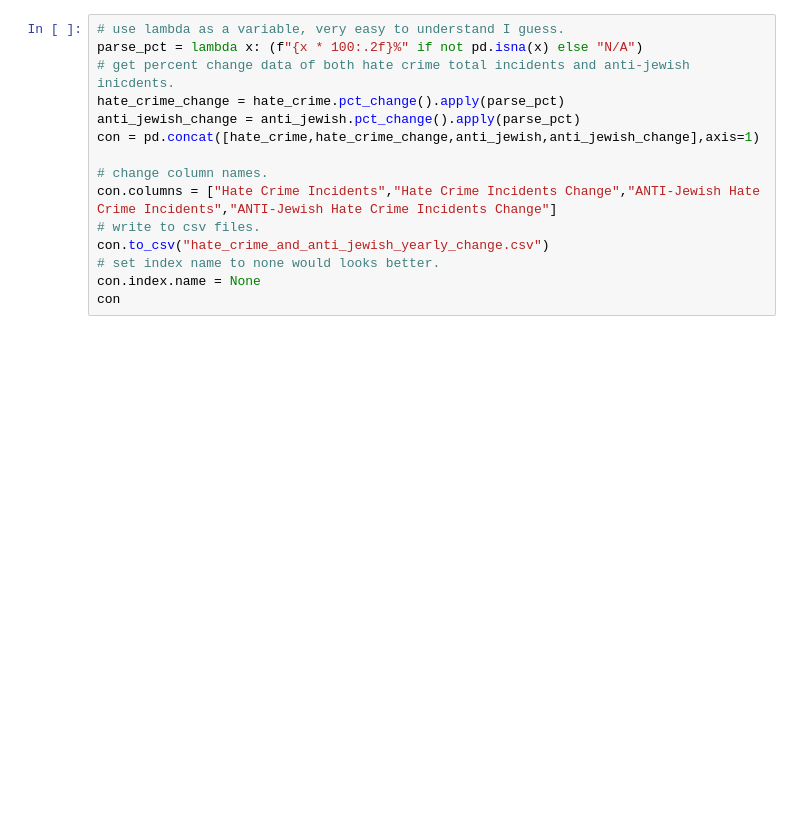
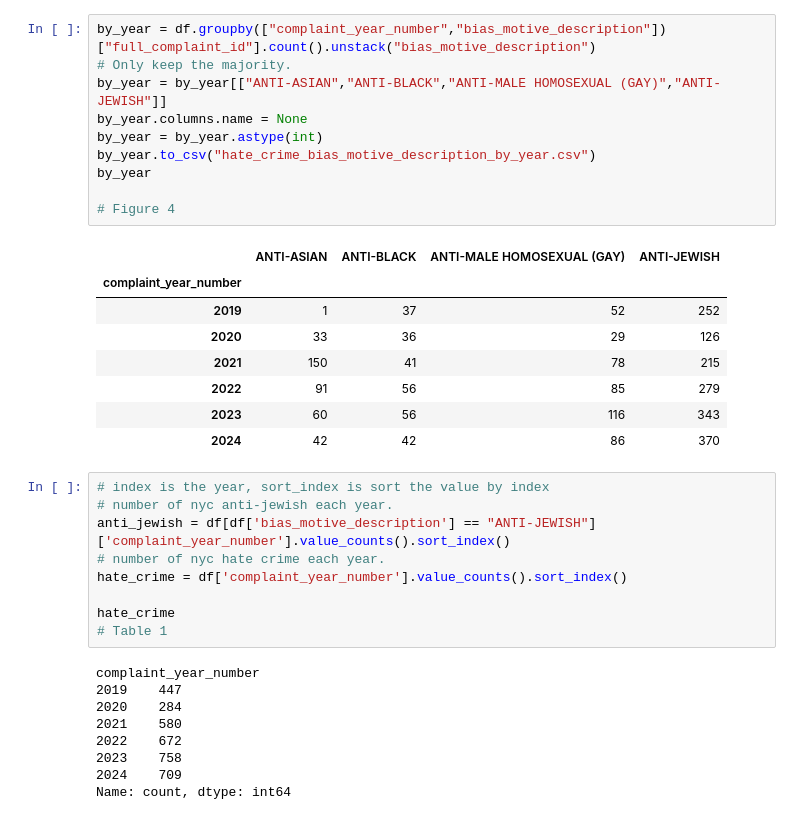
Before and after one commit to chengxilo/com2300-group-project, a Jupyter notebook: hatecrime.ipynb, the cells around one changed output. Cells and saved outputs as stored; diff of their text form; blank space fills up the shorter version.

```diff
--- a/hatecrime.ipynb
+++ b/hatecrime.ipynb
@@ -90,15 +107,37 @@ hate_crime
+# %%
+by_year = df.groupby(["complaint_year_number","bias_motive_description"])["full_complaint_id"].count().unstack("bias_motive_description")
+# Only keep the majority.
+by_year = by_year[["ANTI-ASIAN","ANTI-BLACK","ANTI-MALE HOMOSEXUAL (GAY)","ANTI-JEWISH"]]
+by_year.columns.name = None
+by_year = by_year.astype(int)
+by_year.to_csv("hate_crime_bias_motive_description_by_year.csv")
+by_year
+
+# Figure 4
+# %% [output]
+|  | ANTI-ASIAN | ANTI-BLACK | ANTI-MALE HOMOSEXUAL (GAY) | ANTI-JEWISH |
+| complaint_year_number |  |  |  |  |
+| 2019 | 1 | 37 | 52 | 252 |
+| 2020 | 33 | 36 | 29 | 126 |
+| 2021 | 150 | 41 | 78 | 215 |
+| 2022 | 91 | 56 | 85 | 279 |
+| 2023 | 60 | 56 | 116 | 343 |
+| 2024 | 42 | 42 | 86 | 370 |
 # %%
-# use lambda as a variable, very easy to understand I guess.
-parse_pct = lambda x: (f"{x * 100:.2f}%" if not pd.isna(x) else "N/A")
-# get percent change data of both hate crime total incidents and anti-jewish inicdents.
-hate_crime_change = hate_crime.pct_change().apply(parse_pct)
-anti_jewish_change = anti_jewish.pct_change().apply(parse_pct)
-con = pd.concat([hate_crime,hate_crime_change,anti_jewish,anti_jewish_change],axis=1)
+# index is the year, sort_index is sort the value by index
+# number of nyc anti-jewish each year.
+anti_jewish = df[df['bias_motive_description'] == "ANTI-JEWISH"]['complaint_year_number'].value_counts().sort_index()
+# number of nyc hate crime each year.
+hate_crime = df['complaint_year_number'].value_counts().sort_index()
 
-# change column names.
-con.columns = ["Hate Crime Incidents","Hate Crime Incidents Change","ANTI-Jewish Hate Crime Incidents","ANTI-Jewish Hate Crime Incidents Change"]
-# write to csv files.
-con.to_csv("hate_crime_and_anti_jewish_yearly_change.csv")
-# set index name to none would looks better.
-con.index.name = None
-con
+hate_crime
+# Table 1
+# %% [output]
+complaint_year_number
+2019    447
+2020    284
+2021    580
+2022    672
+2023    758
+2024    709
+Name: count, dtype: int64
```
Also changed, not shown: parts of 16 cells of this notebook.
